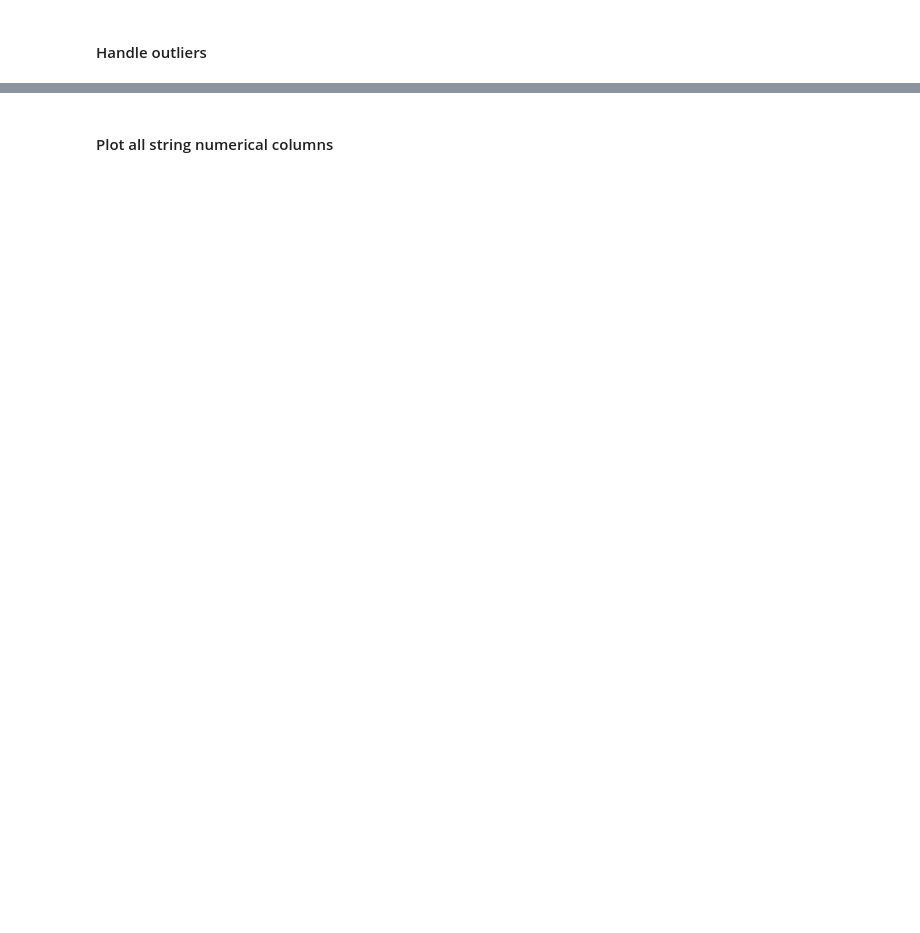
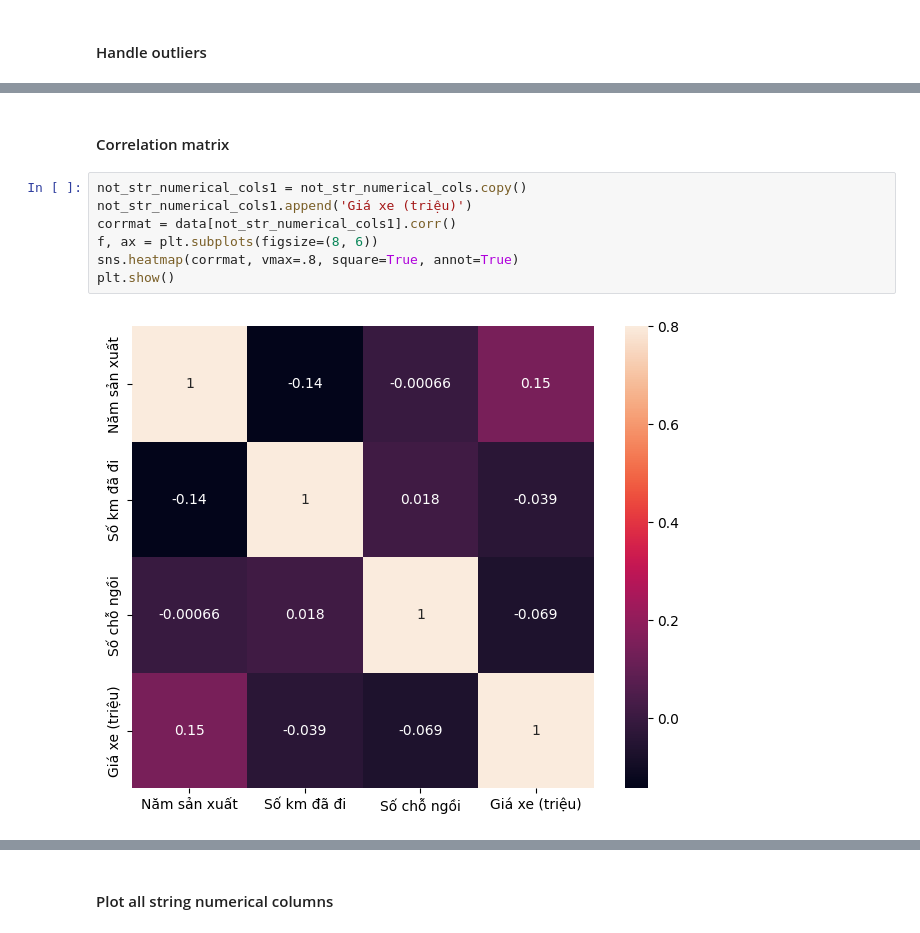
Before and after one commit to minhviet21/Car_Price_Prediction, a Jupyter notebook: EDA.ipynb, the cells around one changed output, grey strips where cells are left out. Cells and saved outputs as stored; diff of their text form; blank space fills up the shorter version.

```diff
--- a/EDA.ipynb
+++ b/EDA.ipynb
@@ -93,0 +124,11 @@ for col in not_str_numerical_cols:
+# %% [markdown]
+#### Correlation matrix
+# %%
+not_str_numerical_cols1 = not_str_numerical_cols.copy()
+not_str_numerical_cols1.append('Giá xe (triệu)')
+corrmat = data[not_str_numerical_cols1].corr()
+f, ax = plt.subplots(figsize=(8, 6))
+sns.heatmap(corrmat, vmax=.8, square=True, annot=True)
+plt.show()
+# %% [output]
+[figure, added]
```
Also changed, not shown: parts of 21 cells of this notebook, 4 other files.
